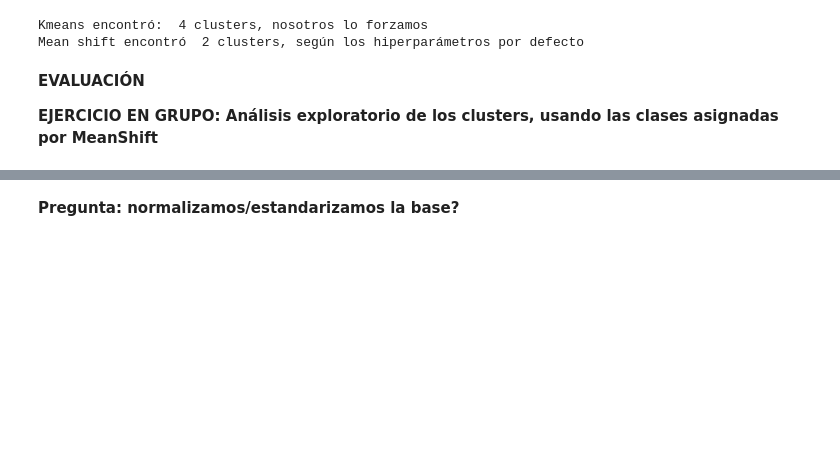
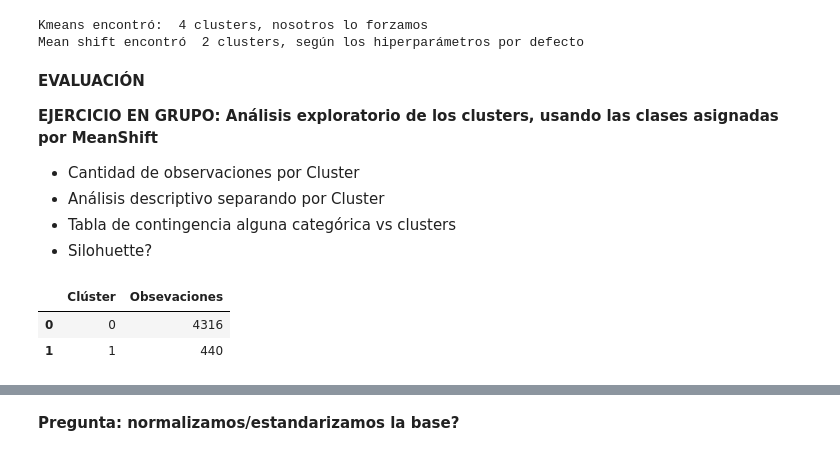
Before and after one commit to mbetteram/AprendizajeNoSupervisado, a Jupyter notebook: ntb_clustering_2_fifa2020_Edit.ipynb, the cells around one changed output, grey strips where cells are left out. Cells and saved outputs as stored; diff of their text form; code cells hidden in the pictures; blank space fills up the shorter version.

```diff
--- a/ntb_clustering_2_fifa2020_Edit.ipynb
+++ b/ntb_clustering_2_fifa2020_Edit.ipynb
@@ -497,3 +495,8 @@ Mean shift encontró  2 clusters, según los hiperparámetros por defecto
 **EVALUACIÓN**
 
 **EJERCICIO EN GRUPO: Análisis exploratorio de los clusters, usando las clases asignadas por MeanShift**
+
+- Cantidad de observaciones por Cluster
+- Análisis descriptivo separando por Cluster
+- Tabla de contingencia alguna categórica vs clusters
+- Silohuette?
@@ -504,0 +513,11 @@ Mean shift encontró  2 clusters, según los hiperparámetros por defecto
+# %%
+Observacriones_ms = {
+    'Clúster':     [ i for i in range(len(cant_classes)) ],
+    'Obsevaciones': [cant_classes[i] for i in range(len(cant_classes)) ]
+}
+Observacriones_ms = pd.DataFrame(Observacriones_ms)
+Observacriones_ms
+# %% [output]
+|  | Clúster | Obsevaciones |
+| 0 | 0 | 4316 |
+| 1 | 1 | 440 |
```
Also changed, not shown: parts of 17 cells of this notebook.
